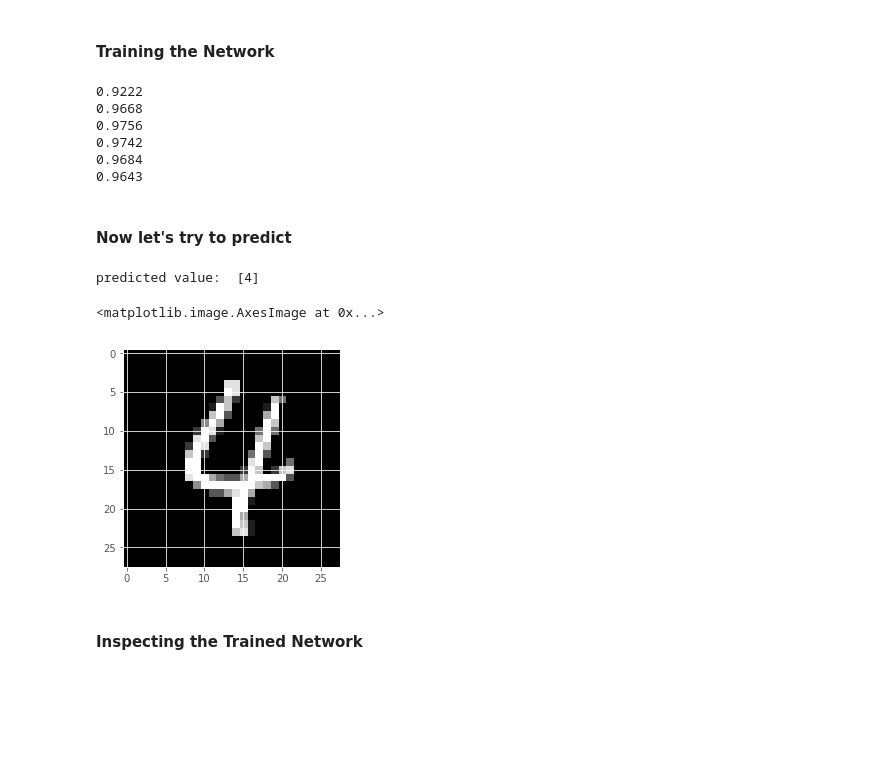
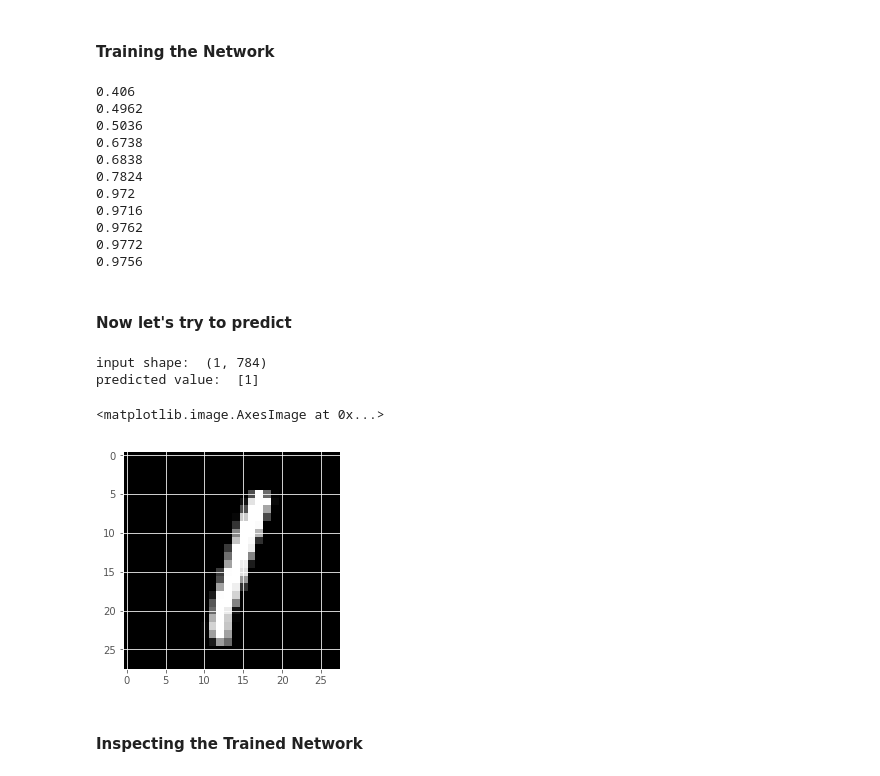
Before and after one commit to johnsonice/tensorflow, a Jupyter notebook: notebooks/3_1_surprised_classification.ipynb, the cells around one changed output. Drawn from its saved outputs; the diff is of its cells as text; code cells hidden in the pictures; blank space fills up the shorter version.

```diff
--- a/notebooks/3_1_surprised_classification.ipynb
+++ b/notebooks/3_1_surprised_classification.ipynb
@@ -249,7 +249,7 @@ sess.run(tf.global_variables_initializer())
 
 # Now actually do some training:
 batch_size = 50
-n_epochs = 5
+n_epochs = 10
 n_batch = mnist.train.num_examples//batch_size
 for epoch_i in range(n_epochs):
     for i in range(n_batch):
@@ -266,25 +266,36 @@ print(sess.run(accuracy,
                    Y: test.labels
                }))
 # %% [output]
-0.9222
-0.9668
+0.406
+0.4962
+0.5036
+0.6738
+0.6838
+0.7824
+0.972
+0.9716
+0.9762
+0.9772
 0.9756
-0.9742
-0.9684
-0.9643
 # %% [markdown]
 #### Now let's try to predict
 # %%
+## in our model, our X input is a 2d array,
+## so for test, we need to pass in a 2d array
+index = 5
+pre_img = mnist.test.images[index][np.newaxis]       # use np.newaxis to add a dimension
+print('input shape: ',pre_img.shape)                                   # this is supposed to be a 2d array
+
 ### now, try to predict one
-index = 110
-y_p = sess.run(Y_pred,feed_dict={X: mnist.test.images[index-1:index]})   ## X, need two dimentions,simply array won't work
+y_p = sess.run(Y_pred,feed_dict={X: pre_img})   ## X, need two dimentions,simply array won't work
 y_p = sess.run(tf.argmax(y_p, 1))
 print('predicted value: ', y_p)
-plt.imshow(np.reshape(mnist.test.images[index-1], (28, 28)), cmap='gray')
+plt.imshow(np.reshape(mnist.test.images[index], (28, 28)), cmap='gray')
 # %% [output]
-predicted value:  [4]
+input shape:  (1, 784)
+predicted value:  [1]
 <matplotlib.image.AxesImage at 0x...>
-[figure, old version]
+[figure, new version]
 # %% [markdown]
 #### Inspecting the Trained Network
 # %%
```
Also changed, not shown: parts of 2 cells of this notebook, 5 other files.
